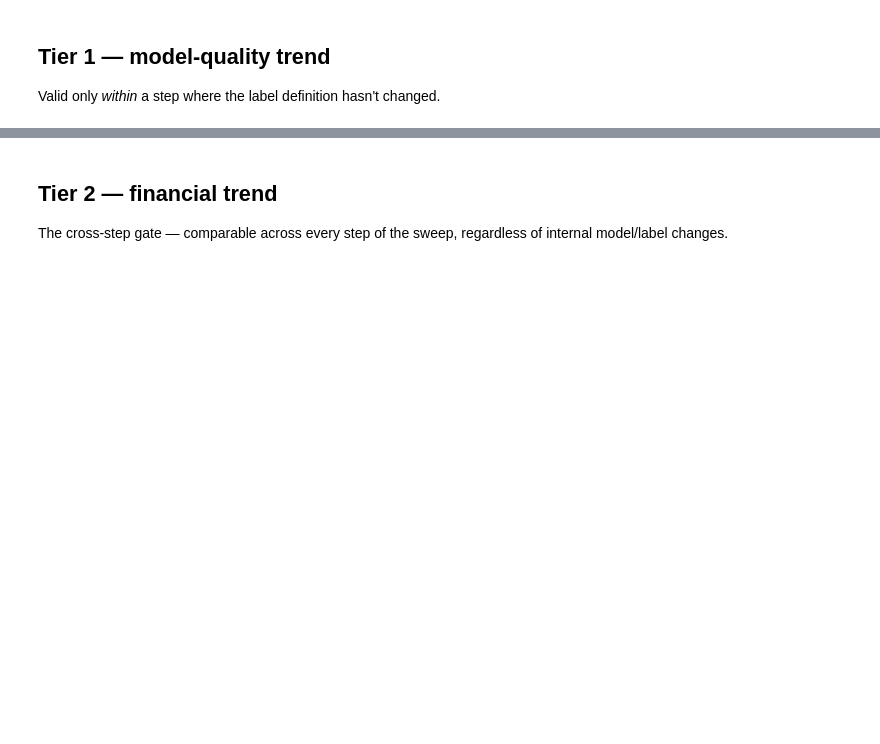
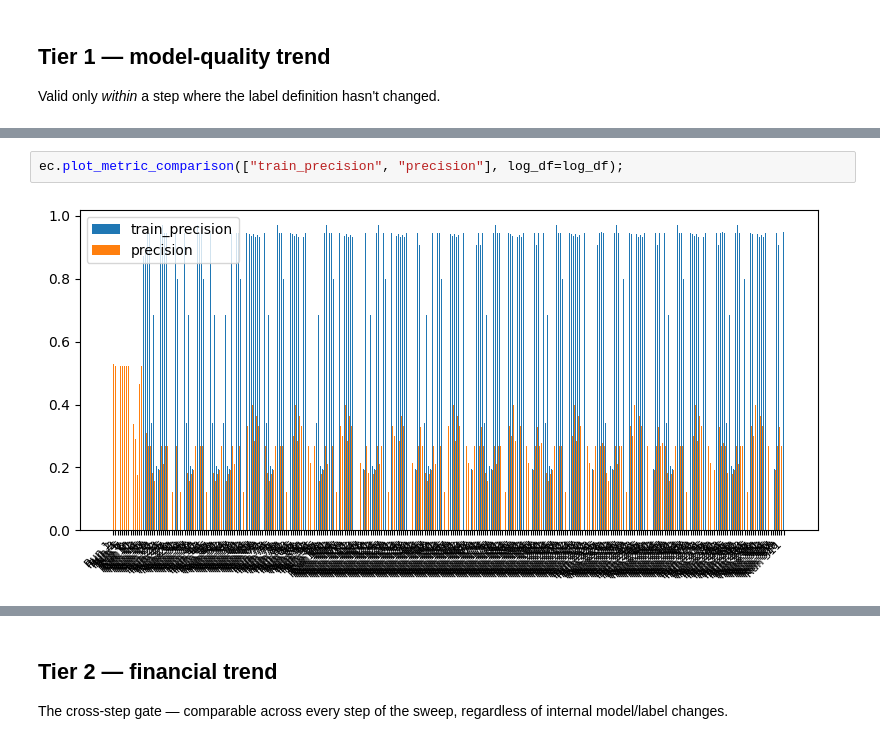
Before and after one commit to jeremyf2020/financial_advisor, a Jupyter notebook: notebooks/experiment_report.ipynb, the cells around one changed output, grey strips where cells are left out. Saved outputs shown, nothing was run; the diff lists cells and outputs as text; blank space fills up the shorter version.

```diff
--- a/notebooks/experiment_report.ipynb
+++ b/notebooks/experiment_report.ipynb
@@ -86,0 +110,4 @@ ec.plot_metric_trend("precision", log_df=log_df)
+# %%
+ec.plot_metric_comparison(["train_precision", "precision"], log_df=log_df);
+# %% [output]
+[figure, added]
```
Also changed, not shown: parts of 39 cells of this notebook.
